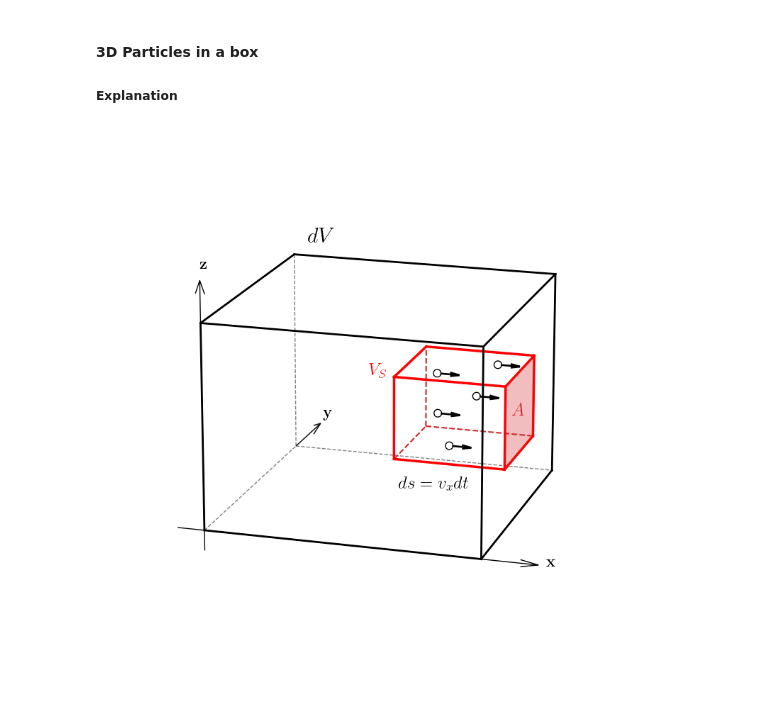
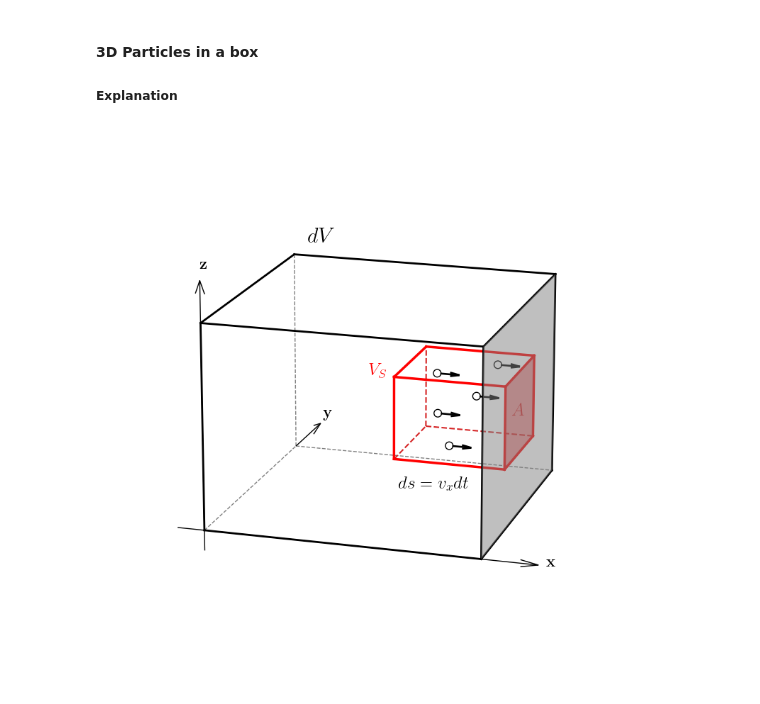
Before and after one commit to Alex-Hasi2/Skriptum_Grundlagen_Physik_FH-Campus, a Jupyter notebook: Bilder/python_images.ipynb, the cells around one changed output. Cells and saved outputs as stored; diff of their text form; code cells hidden in the pictures.

```diff
--- a/Bilder/python_images.ipynb
+++ b/Bilder/python_images.ipynb
@@ -188,6 +188,14 @@ draw_box_wireframe(ax, Vs_start, Vs_end,
                    color_dashed='tab:red', ls_dashed='--', lw_dashed=1.5, zorder_dashed=1,
                    color_thick='red', ls_thick='-', lw_thick=2.5, zorder_thick=4)
 
+# Die recht Wand der Box dV soll bemalt werden
+verts_V_rechts = [
+    [L, 0, 0],
+    [L, L, 0],
+    [L, L, L],
+    [L, 0, L]
+]
+
 # 3. Fläche A füllen (die rechte Seite der roten Box)
 # Eckpunkte der Fläche A definieren
 verts_A = [
@@ -197,9 +205,10 @@ verts_A = [
     [x_end_s, y_start_s, z_end_s]
 ]
 # Polygon erstellen und hinzufügen
-face_A = Poly3DCollection([verts_A], alpha=0.3, facecolor='tab:red')
+face_A = Poly3DCollection([verts_A], alpha=0.5, facecolor='tab:red')
 ax.add_collection3d(face_A)
-
+face_V_rechts = Poly3DCollection([verts_V_rechts], alpha=0.5, facecolor='gray')
+ax.add_collection3d(face_V_rechts)
 # 4. Teilchen und Geschwindigkeitsvektoren
 # Manuelle Auswahl von 4 repräsentativen Punkten innerhalb von Vs
 ds = 0.11  # kleiner Versatz, damit die Pfeile am Rande der Teilchen liegen
@@ -242,31 +251,31 @@ ax.text(L+2.6, 0, 0, r'$\mathbf{x}$', fontsize=fs_ax, ha='right')
 ax.text(0, L+3.3, 0, r'$\mathbf{y}$', fontsize=fs_ax, va='bottom')
 ax.text(0, 0, L+2.4, r'$\mathbf{z}$', fontsize=fs_ax, va='bottom')
 
 # Diagramm-Beschriftungen
 ax.text(1, L, L+0.7, '$dV$', fontsize=22, ha='center', style='italic')
 ax.text(x_start_s-0.6, y_start_s, z_end_s, '$V_S$', fontsize=18, color='red', ha='center', style='italic')
 ax.text(x_end_s-0.3, y_start_s + (y_end_s-y_start_s)/2, z_start_s + (z_end_s-z_start_s)/2, '$A$',
         fontsize=18, ha='left', va='center', color='tab:red')
 
 # Beschriftung für ds = vx * dt als 2D-Overlay mit Rotation
 ax.text(x_start_s + (x_end_s-x_start_s)/2, y_start_s-2, z_start_s-0.3, '$ds = v_x dt$',
         fontsize=18, ha='center')
 
 
 # 6. Ansichtseinstellungen
 # Limits setzen, damit alles zentriert ist
 ax_lim = 1
 ax.set_xlim(-ax_lim, L+ax_lim)
 ax.set_ylim(-ax_lim, L+ax_lim)
 ax.set_zlim(-ax_lim, L+ax_lim)
 
 # Kamerawinkel einstellen, um der Vorlage zu entsprechen
 ax.view_init(elev=17, azim=-73)
 
 plt.tight_layout()
 # plt.show()
 
 output_folder = 'C:/Users/alexsc31/Documents_privat/FH Campus/Clinical_Engineering/GithubRepo/Skriptum_Grundlagen_Physik_FH-Campus/Bilder/Kapitel_Waermelehre/'
 plt.savefig(output_folder + 'particles_in_box.pdf', bbox_inches='tight')
 # %% [output]
-[figure, old version]
+[figure, new version]
```
Also changed, not shown: 2 other files.
